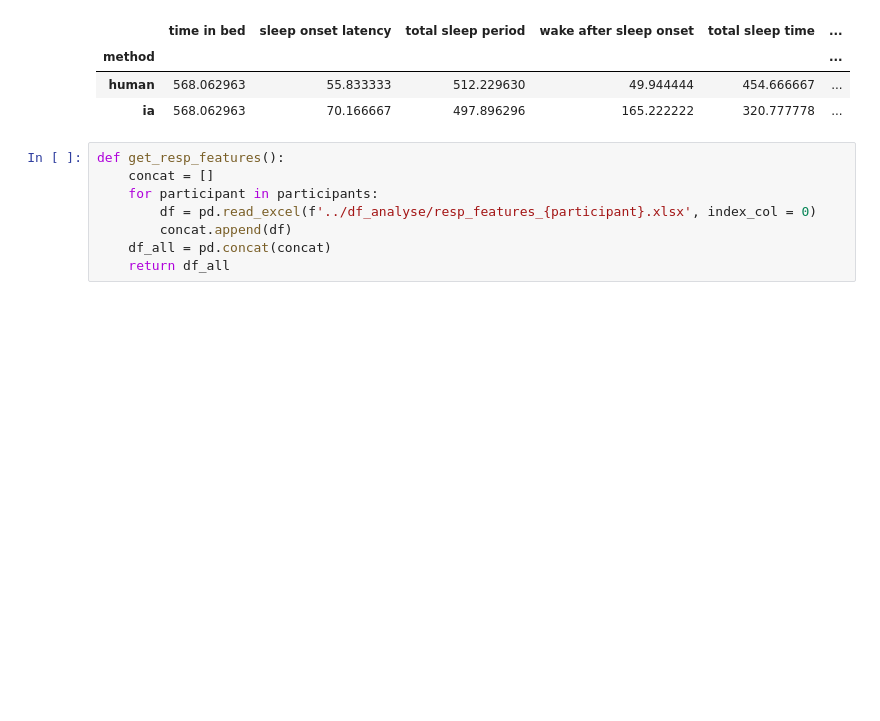
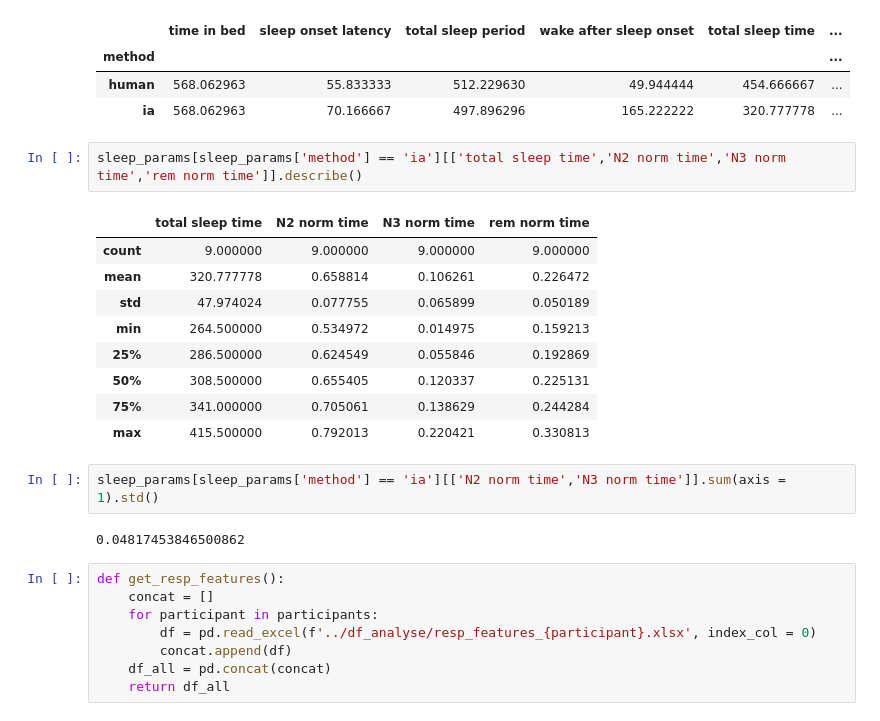
Before and after one commit to ValentinGhibaudo/Sleep_EEG_Respi, a Jupyter notebook: group_characteristics.ipynb, the cells around one changed output. Drawn from its saved outputs; the diff is of its cells as text; blank space fills up the shorter version.

```diff
--- a/group_characteristics.ipynb
+++ b/group_characteristics.ipynb
@@ -62,6 +62,22 @@ sleep_params.groupby('method').mean()
 | method |  |  |  |  |  | ... |
 | human | 568.062963 | 55.833333 | 512.229630 | 49.944444 | 454.666667 | ... |
 | ia | 568.062963 | 70.166667 | 497.896296 | 165.222222 | 320.777778 | ... |
+# %%
+sleep_params[sleep_params['method'] == 'ia'][['total sleep time','N2 norm time','N3 norm time','rem norm time']].describe()
+# %% [output]
+|  | total sleep time | N2 norm time | N3 norm time | rem norm time |
+| count | 9.000000 | 9.000000 | 9.000000 | 9.000000 |
+| mean | 320.777778 | 0.658814 | 0.106261 | 0.226472 |
+| std | 47.974024 | 0.077755 | 0.065899 | 0.050189 |
+| min | 264.500000 | 0.534972 | 0.014975 | 0.159213 |
+| 25% | 286.500000 | 0.624549 | 0.055846 | 0.192869 |
+| 50% | 308.500000 | 0.655405 | 0.120337 | 0.225131 |
+| 75% | 341.000000 | 0.705061 | 0.138629 | 0.244284 |
+| max | 415.500000 | 0.792013 | 0.220421 | 0.330813 |
+# %%
+sleep_params[sleep_params['method'] == 'ia'][['N2 norm time','N3 norm time']].sum(axis = 1).std()
+# %% [output]
+0.04817453846500862
 # %%
 def get_resp_features():
     concat = []
```
Also changed, not shown: parts of 12 cells of this notebook.
